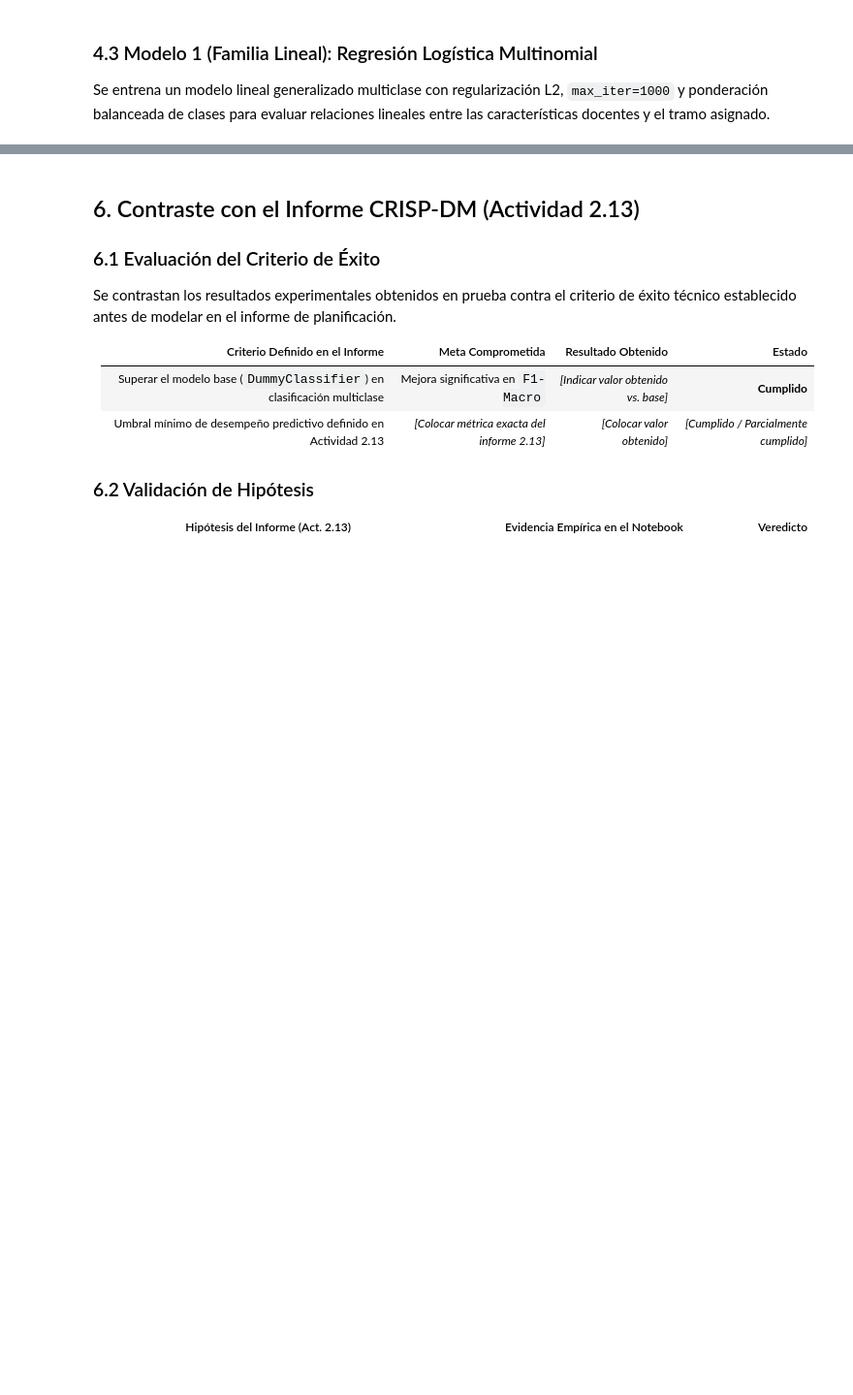
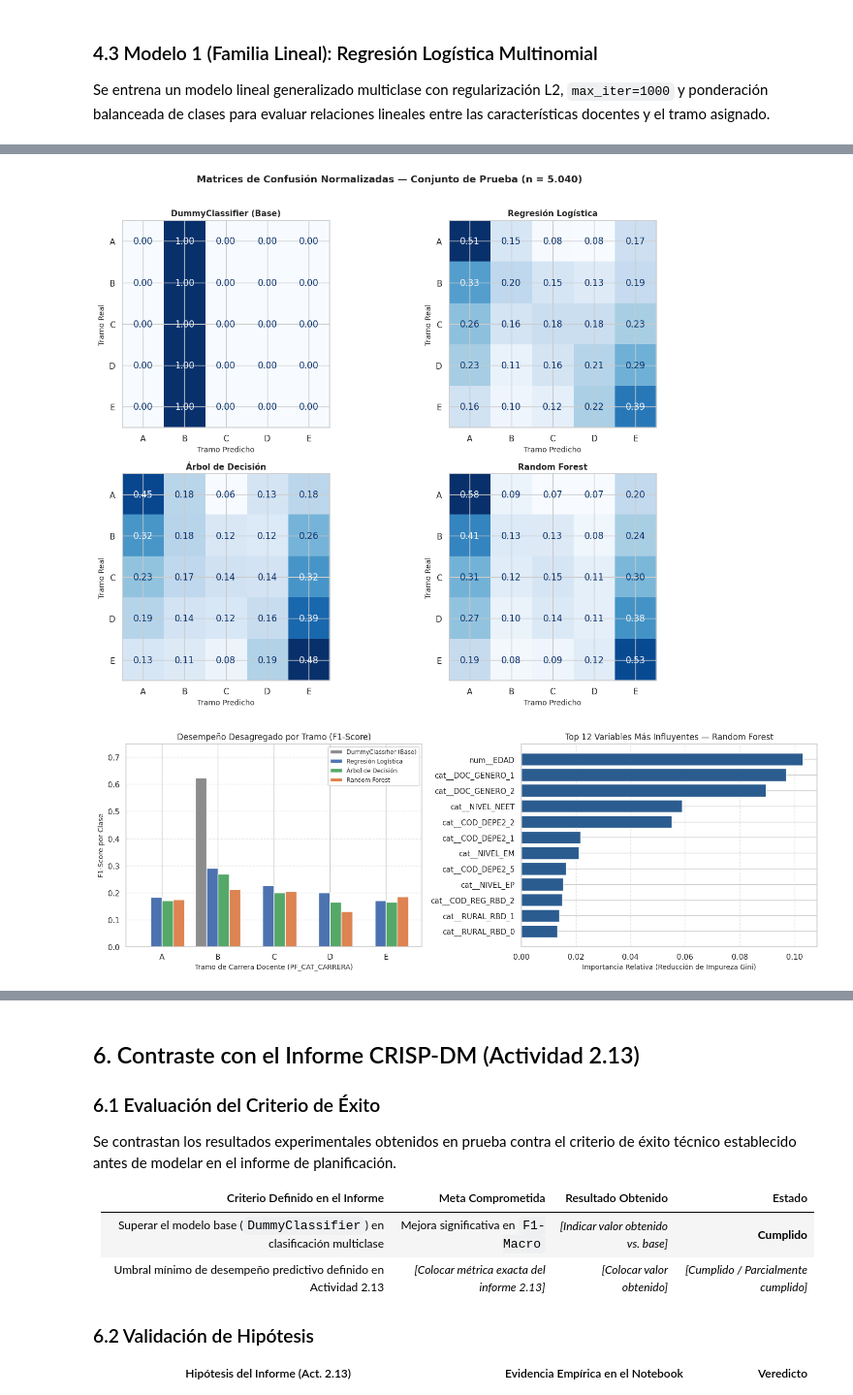
Before and after one commit to gonmpa/Notebook_Jupyter_Mineria_Datos_Supervisado_Clasificacion, a Jupyter notebook: Evaluacion_Final_MD_Pino_Gonzalo.ipynb, the cells around one changed output, grey strips where cells are left out. Shown at 97% size. Saved outputs shown, nothing was run; the diff lists cells and outputs as text; code cells hidden in the pictures; blank space fills up the shorter version.

```diff
--- a/Evaluacion_Final_MD_Pino_Gonzalo.ipynb
+++ b/Evaluacion_Final_MD_Pino_Gonzalo.ipynb
@@ -651,0 +920,72 @@ A continuación se adjuntan las capturas de la interfaz de MLflow almacenadas en
+# %%
+# [C-5.2] Matrices de confusión comparativas (2x2), gráficos de apoyo y reportes por tramo
+from sklearn.metrics import classification_report
+
+clases = sorted(y_train.unique())
+modelos_pred = {
+    "DummyClassifier (Base)": y_pred_dummy,
+    "Regresión Logística": y_pred_logreg,
+    "Árbol de Decisión": y_pred_dt,
+    "Random Forest": y_pred_rf
+}
+
+# 1. Cuadrícula 2x2 de matrices de confusión normalizadas
+fig, axes = plt.subplots(2, 2, figsize=(13, 10))
+for ax, (nombre, y_pred) in zip(axes.ravel(), modelos_pred.items()):
+    ConfusionMatrixDisplay.from_predictions(
+        y_test, y_pred, labels=clases, normalize="true", values_format=".2f",
+        cmap="Blues", colorbar=False, ax=ax
+    )
+    ax.set_title(nombre, fontsize=11, fontweight="bold")
+    ax.set_xlabel("Tramo Predicho")
+    ax.set_ylabel("Tramo Real")
+
+plt.suptitle("Matrices de Confusión Normalizadas — Conjunto de Prueba (n = 5.040)", fontsize=13, fontweight="bold", y=1.01)
+plt.tight_layout()
+plt.show()
+
+# 2. Gráficos de apoyo: (Izq) F1-Score por tramo | (Der) Top 12 variables más importantes (Random Forest)
+fig, axes = plt.subplots(1, 2, figsize=(15, 5.2))
+
+x_clases = np.arange(len(clases))
+w = 0.20
+colores = ["#8c8c8c", "#4c72b0", "#55a868", "#dd8452"]
+
+for idx, (nombre, y_pred) in enumerate(modelos_pred.items()):
+    f1_por_clase = f1_score(y_test, y_pred, labels=clases, average=None, zero_division=0)
+    axes[0].bar(x_clases + (idx - 1.5) * w, f1_por_clase, width=w, label=nombre, color=colores[idx])
+
+axes[0].set_xticks(x_clases)
+axes[0].set_xticklabels(clases)
+axes[0].set_ylim(0, 0.75)
+axes[0].set_xlabel("Tramo de Carrera Docente (PF_CAT_CARRERA)")
+axes[0].set_ylabel("F1-Score por Clase")
+axes[0].set_title("Desempeño Desagregado por Tramo (F1-Score)")
+axes[0].legend(fontsize=8.5)
+axes[0].grid(axis="y", linestyle="--", alpha=0.5)
+
+# Importancia de variables desde Random Forest
+nombres_features = pipe_rf.named_steps["preprocessor"].get_feature_names_out()
+importancias_rf = pipe_rf.named_steps["classifier"].feature_importances_
+
+df_top_imp = (
+    pd.DataFrame({"Variable": nombres_features, "Importancia": importancias_rf})
+    .sort_values("Importancia", ascending=False)
+    .head(12)
+)
+
+axes[1].barh(df_top_imp["Variable"][::-1], df_top_imp["Importancia"][::-1], color="#2b5c8f")
+axes[1].set_xlabel("Importancia Relativa (Reducción de Impureza Gini)")
+axes[1].set_title("Top 12 Variables Más Influyentes — Random Forest")
+axes[1].grid(axis="x", linestyle="--", alpha=0.5)
+
+plt.tight_layout()
+plt.show()
+
+# 3. Reportes de clasificación detallados por tramo
+for nombre in ["Regresión Logística", "Árbol de Decisión", "Random Forest"]:
+    print(f"\n=== REPORTE DE CLASIFICACIÓN POR TRAMO: {nombre.upper()} ===")
+    print(classification_report(y_test, modelos_pred[nombre], labels=clases, target_names=clases, zero_division=0))
+# %% [output]
+[figure, added]
+[figure, added]
```
Also changed, not shown: parts of 19 cells of this notebook.
